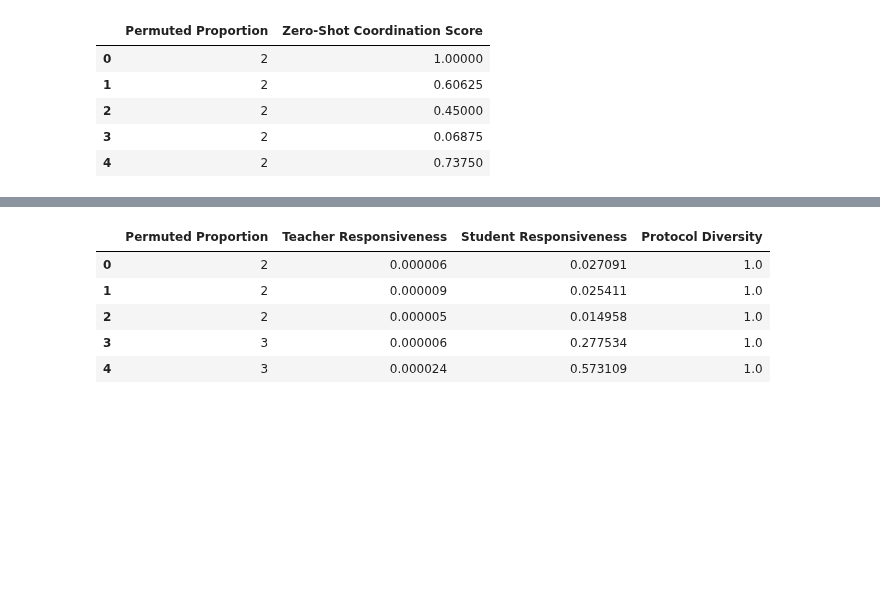
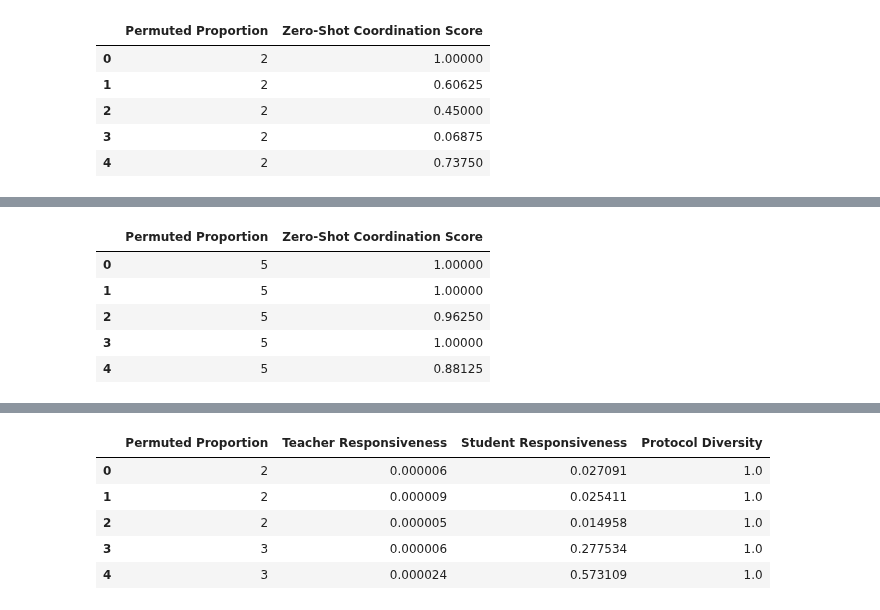
Before and after one commit to DylanCope/zero-shot-comm, a Jupyter notebook: notebooks/channel-subset-permutation.ipynb, the cells around one changed output, grey strips where cells are left out. Cells and saved outputs as stored; diff of their text form; code cells hidden in the pictures; blank space fills up the shorter version.

```diff
--- a/notebooks/channel-subset-permutation.ipynb
+++ b/notebooks/channel-subset-permutation.ipynb
@@ -319,0 +363,30 @@ zs_coord_df.head()
+# %%
+def get_experiment_item(experiment_path):
+    with open(experiment_path / 'results.json', 'r') as f:
+        results = json.load(f)
+    with open(experiment_path / 'meta.json', 'r') as f:
+        config = json.load(f)
+    permutation_subset_size = config['experiment_config']['play_params']['permutation_subset_size']
+
+    return [
+        {
+            X_NAME: permutation_subset_size,
+            'Zero-Shot Coordination Score': sub_item['mean_ground_truth_f1']
+        }
+        for item in results
+        for sub_item in item['vanilla_params_test_metrics']
+    ]
+
+zs_coord_df = pd.DataFrame([
+    item
+    for experiment_path in Path(EXPERIMENT_FOLDER).glob('*')
+    for item in get_experiment_item(experiment_path)
+])
+zs_coord_df.head()
+# %% [output]
+|  | Permuted Proportion | Zero-Shot Coordination Score |
+| 0 | 5 | 1.00000 |
+| 1 | 5 | 1.00000 |
+| 2 | 5 | 0.96250 |
+| 3 | 5 | 1.00000 |
+| 4 | 5 | 0.88125 |
```
Also changed, not shown: parts of 4 cells of this notebook, 10 other files.
